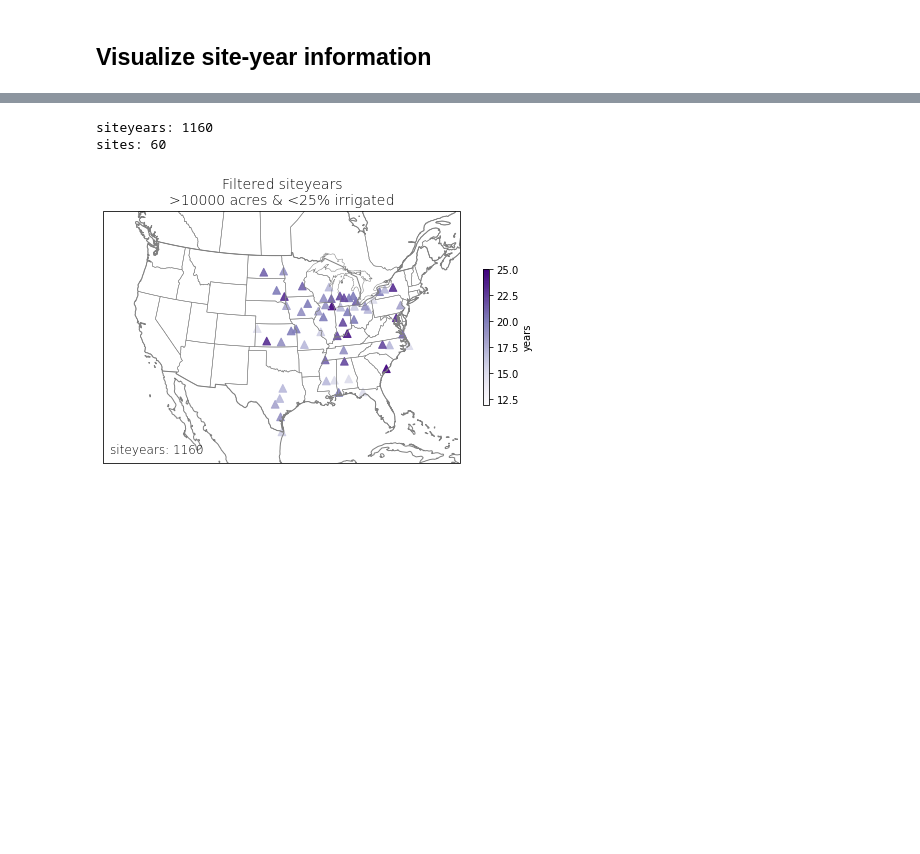
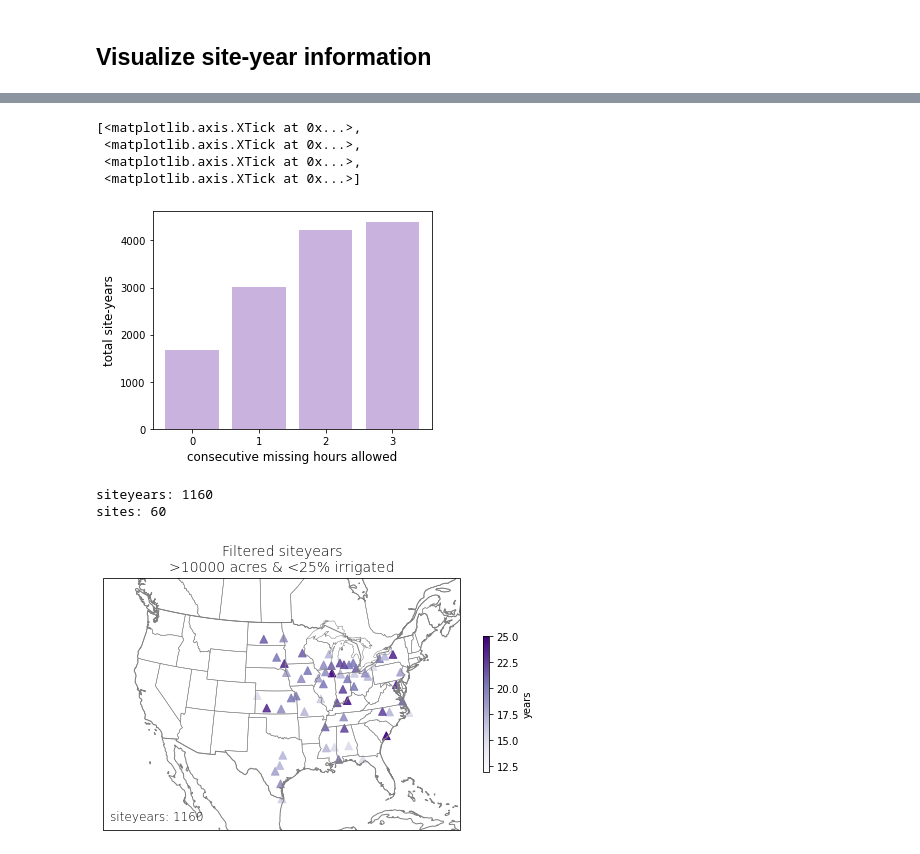
Before and after one commit to jennhsiao/upscale, a Jupyter notebook: notebooks/viz_siteyears.ipynb, the cells around one changed output, grey strips where cells are left out. Drawn from its saved outputs; the diff is of its cells as text; code cells hidden in the pictures; blank space fills up the shorter version.

```diff
--- a/notebooks/viz_siteyears.ipynb
+++ b/notebooks/viz_siteyears.ipynb
@@ -18,3 +60,23 @@ from ideotype.nass_process import nass_summarize
+# %%
+siteyears_ctr0 = siteyear_ctr0.shape[0]
+siteyears_ctr1 = siteyear_ctr1.shape[0]
+siteyears_ctr2 = siteyear_ctr2.shape[0]
+siteyears_ctr3 = siteyear_ctr3.shape[0]
+
+fig = plt.figure(figsize=(5,4))
+ax = fig.add_subplot(1,1,1)
+ctrhr = [0,1,2,3]
+siteyears = [siteyears_ctr0, siteyears_ctr1, siteyears_ctr2, siteyears_ctr3]
+ax.bar(ctrhr, siteyears, alpha=0.5, color='tab:purple')
+ax.set_xlabel('consecutive missing hours allowed', fontsize=12)
+ax.set_ylabel('total site-years', fontsize=12)
+ax.set_xticks([0,1,2,3])
+# %% [output]
+[<matplotlib.axis.XTick at 0x...>,
+ <matplotlib.axis.XTick at 0x...>,
+ <matplotlib.axis.XTick at 0x...>,
+ <matplotlib.axis.XTick at 0x...>]
+[figure, added]
 # %%
 # Run name
 run_name = 'control_fixpd'
```
Also changed, not shown: parts of 1 cell of this notebook, 5 other files.
